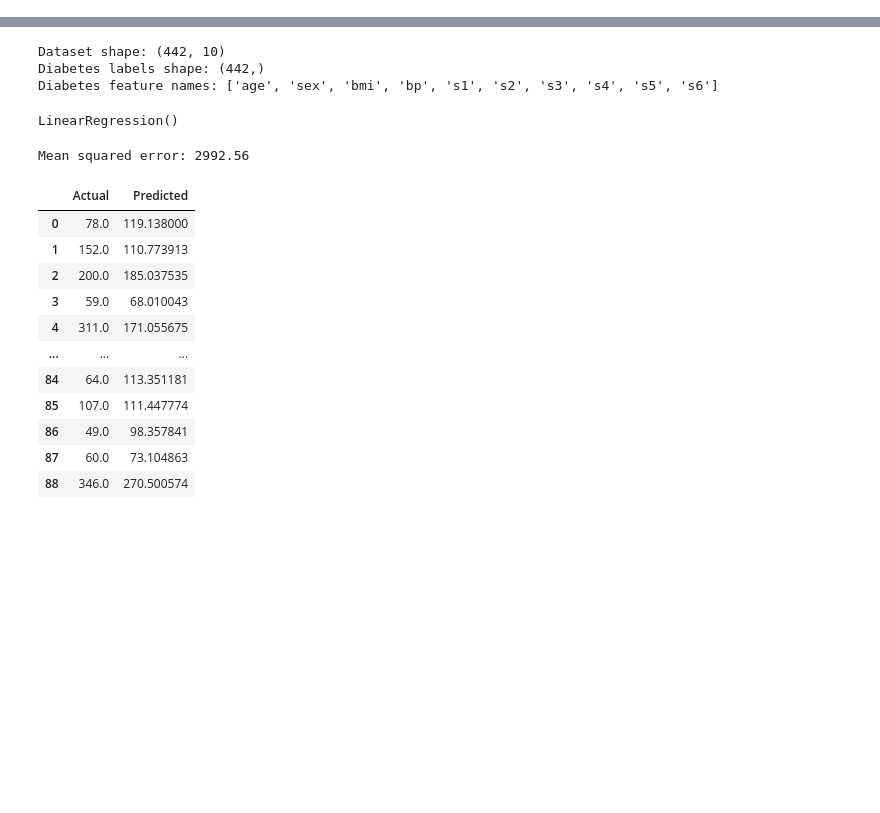
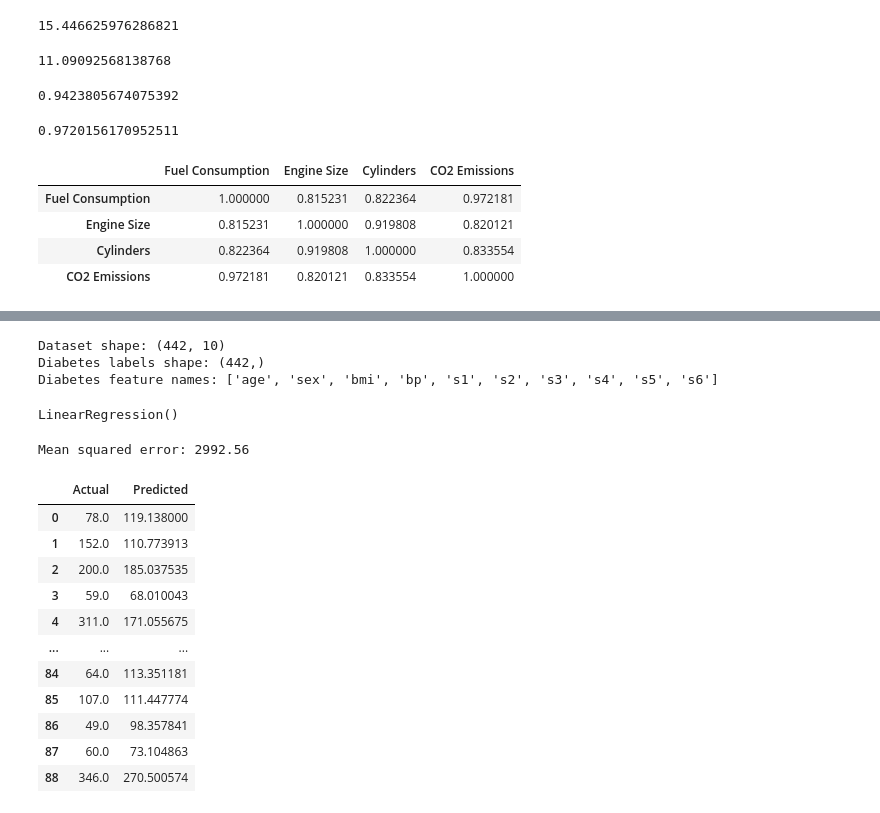
Before and after one commit to tirelt/data_toolbox, a Jupyter notebook: toolbox/2. Linear regression .ipynb, the cells around one changed output, grey strips where cells are left out. Drawn from its saved outputs; the diff is of its cells as text; code cells hidden in the pictures; blank space fills up the shorter version.

```diff
--- a/toolbox/2. Linear regression .ipynb
+++ b/toolbox/2. Linear regression .ipynb
@@ -6,0 +58,31 @@ import pandas as pd
+# %%
+# root MSE on trained
+y_pred_train = linReg.predict(X_train)
+np.sqrt(mean_squared_error(y_train, y_pred_train))
+# %% [output]
+15.446625976286821
+# %%
+# root MSE
+y_pred_test = linReg.predict(X_test)
+np.sqrt( mean_squared_error(y_test, y_pred_test))
+#y_test.mean() #260.11
+#y_test.std() #64.78
+# %% [output]
+11.09092568138768
+# %%
+# R squared
+linReg.score(X_train, y_train)
+# %% [output]
+0.9423805674075392
+# %%
+linReg.score(X_test, y_test)
+# %% [output]
+0.9720156170952511
+# %%
+df[['Fuel Consumption','Engine Size','Cylinders','CO2 Emissions']].corr()
+# %% [output]
+|  | Fuel Consumption | Engine Size | Cylinders | CO2 Emissions |
+| Fuel Consumption | 1.000000 | 0.815231 | 0.822364 | 0.972181 |
+| Engine Size | 0.815231 | 1.000000 | 0.919808 | 0.820121 |
+| Cylinders | 0.822364 | 0.919808 | 1.000000 | 0.833554 |
+| CO2 Emissions | 0.972181 | 0.820121 | 0.833554 | 1.000000 |
```
Also changed, not shown: parts of 12 cells of this notebook, 11 other files.
